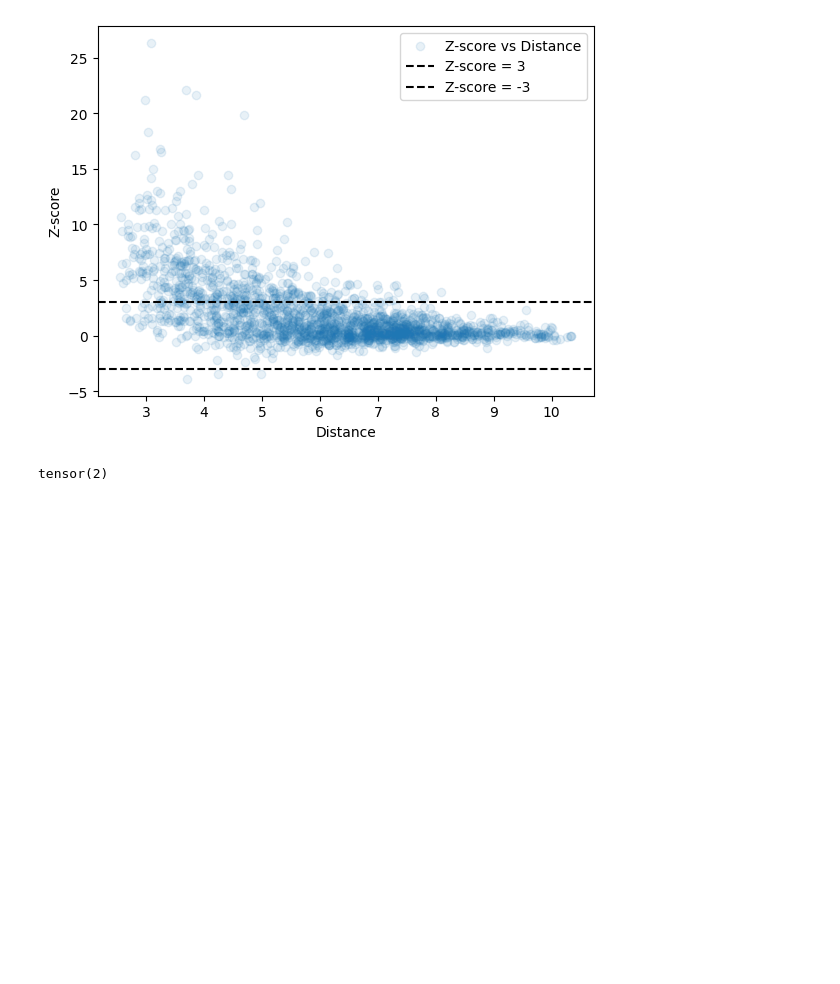
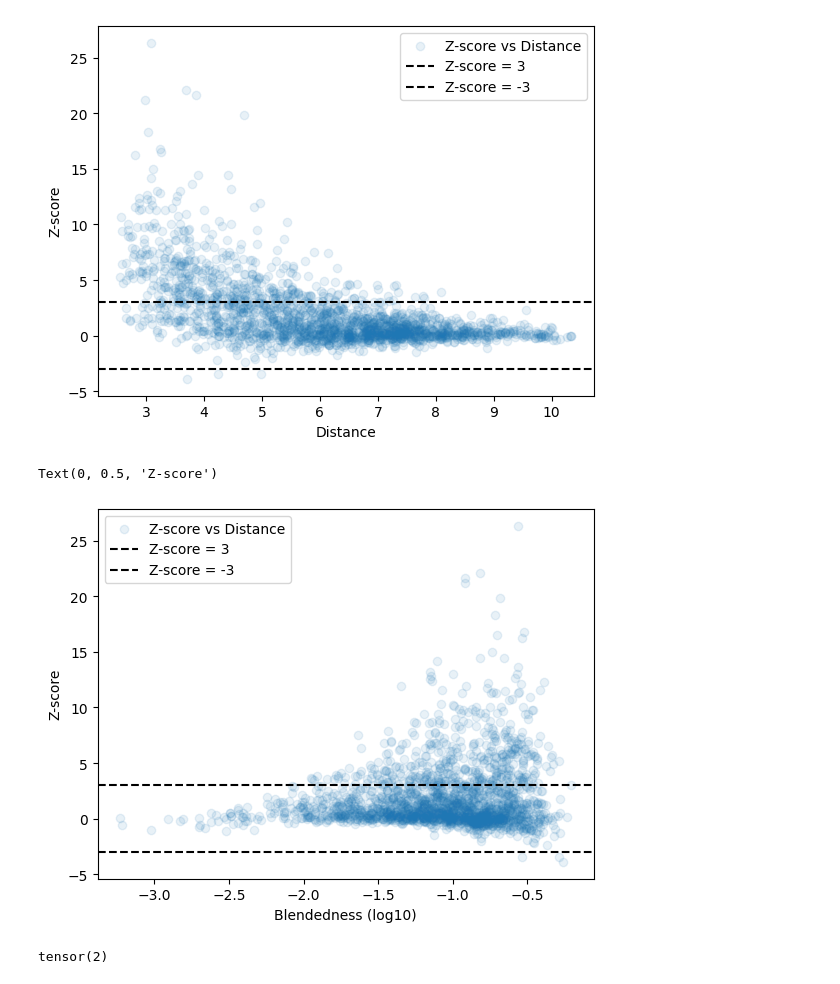
Before and after one commit to ismael-mendoza/bliss, a Jupyter notebook: experiment/notebooks/explore/check-pair-sim1.ipynb, the cells around one changed output. Saved outputs shown, nothing was run; the diff lists cells and outputs as text; code cells hidden in the pictures; blank space fills up the shorter version.

```diff
--- a/experiment/notebooks/explore/check-pair-sim1.ipynb
+++ b/experiment/notebooks/explore/check-pair-sim1.ipynb
@@ -749,6 +749,16 @@ plt.ylabel('Z-score')
 Text(0, 0.5, 'Z-score')
 [figure]
 # %%
-torch.isnan(z_score).sum()
+plt.scatter(bld.log10(), z_score.numpy(), alpha=0.1, label='Z-score vs Distance')
+plt.axhline(3, color='k', linestyle='--', label='Z-score = 3')
+plt.axhline(-3, color='k', linestyle='--', label='Z-score = -3')
+plt.legend()
+plt.xlabel('Blendedness (log10)')
+plt.ylabel('Z-score')
 # %% [output]
-tensor(2)
+Text(0, 0.5, 'Z-score')
+[figure, added]
+# %%
+torch.isnan(z_score).sum()
+# %% [output]
+tensor(2)
```
